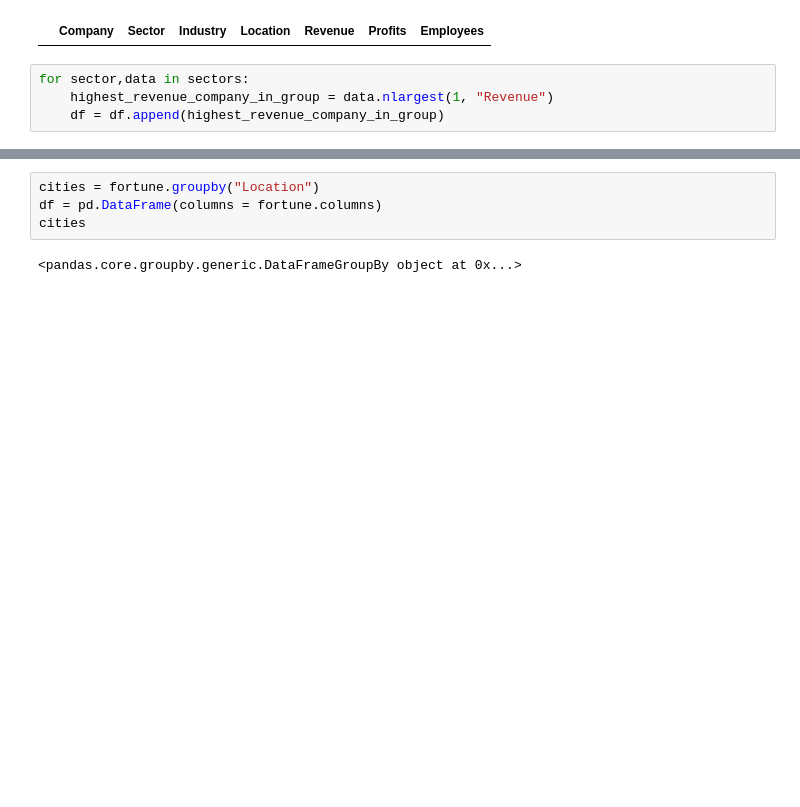
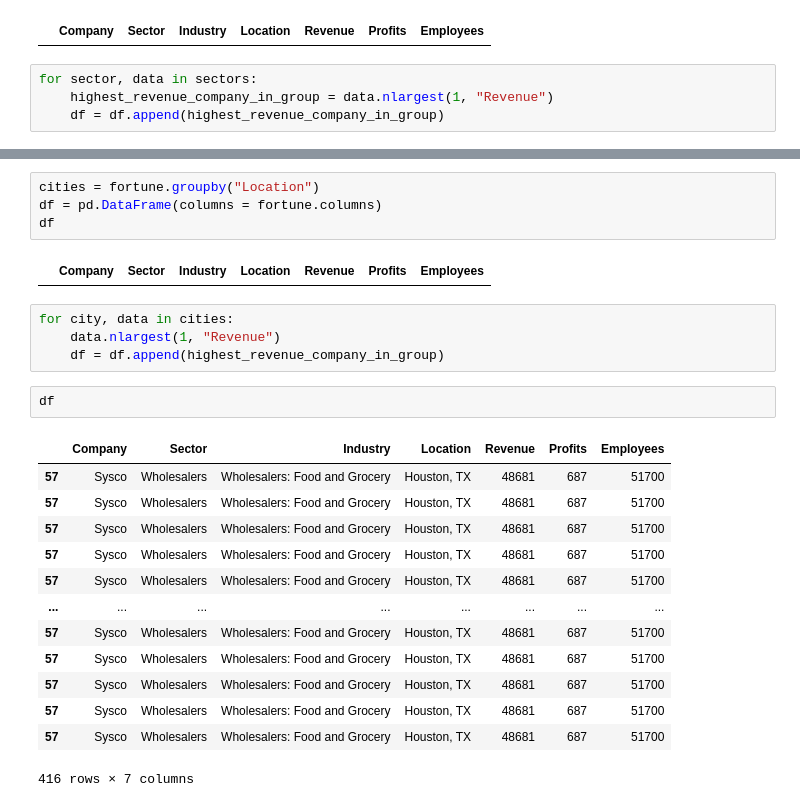
Before and after one commit to fabiodemo/course_data_analysis_with_pandas, a Jupyter notebook: pandas/GroupBy.ipynb, the cells around one changed output, grey strips where cells are left out. Drawn from its saved outputs; the diff is of its cells as text; blank space fills up the shorter version.

```diff
--- a/pandas/GroupBy.ipynb
+++ b/pandas/GroupBy.ipynb
@@ -144,7 +554,7 @@ df
 # %% [output]
 |  | Company | Sector | Industry | Location | Revenue | Profits | Employees |
 # %%
-for sector,data in sectors:
+for sector, data in sectors:
     highest_revenue_company_in_group = data.nlargest(1, "Revenue")
     df = df.append(highest_revenue_company_in_group)
 # %%
@@ -170,6 +580,26 @@ df
 # %%
 cities = fortune.groupby("Location")
 df = pd.DataFrame(columns = fortune.columns)
-cities
+df
 # %% [output]
-<pandas.core.groupby.generic.DataFrameGroupBy object at 0x...>
+|  | Company | Sector | Industry | Location | Revenue | Profits | Employees |
+# %%
+for city, data in cities:
+    data.nlargest(1, "Revenue")
+    df = df.append(highest_revenue_company_in_group)
+# %%
+df
+# %% [output]
+|  | Company | Sector | Industry | Location | Revenue | Profits | Employees |
+| 57 | Sysco | Wholesalers | Wholesalers: Food and Grocery | Houston, TX | 48681 | 687 | 51700 |
+| 57 | Sysco | Wholesalers | Wholesalers: Food and Grocery | Houston, TX | 48681 | 687 | 51700 |
+| 57 | Sysco | Wholesalers | Wholesalers: Food and Grocery | Houston, TX | 48681 | 687 | 51700 |
+| 57 | Sysco | Wholesalers | Wholesalers: Food and Grocery | Houston, TX | 48681 | 687 | 51700 |
+| 57 | Sysco | Wholesalers | Wholesalers: Food and Grocery | Houston, TX | 48681 | 687 | 51700 |
+| ... | ... | ... | ... | ... | ... | ... | ... |
+| 57 | Sysco | Wholesalers | Wholesalers: Food and Grocery | Houston, TX | 48681 | 687 | 51700 |
+| 57 | Sysco | Wholesalers | Wholesalers: Food and Grocery | Houston, TX | 48681 | 687 | 51700 |
+| 57 | Sysco | Wholesalers | Wholesalers: Food and Grocery | Houston, TX | 48681 | 687 | 51700 |
+| 57 | Sysco | Wholesalers | Wholesalers: Food and Grocery | Houston, TX | 48681 | 687 | 51700 |
+| 57 | Sysco | Wholesalers | Wholesalers: Food and Grocery | Houston, TX | 48681 | 687 | 51700 |
+416 rows × 7 columns
```
Also changed, not shown: parts of 35 cells of this notebook.
